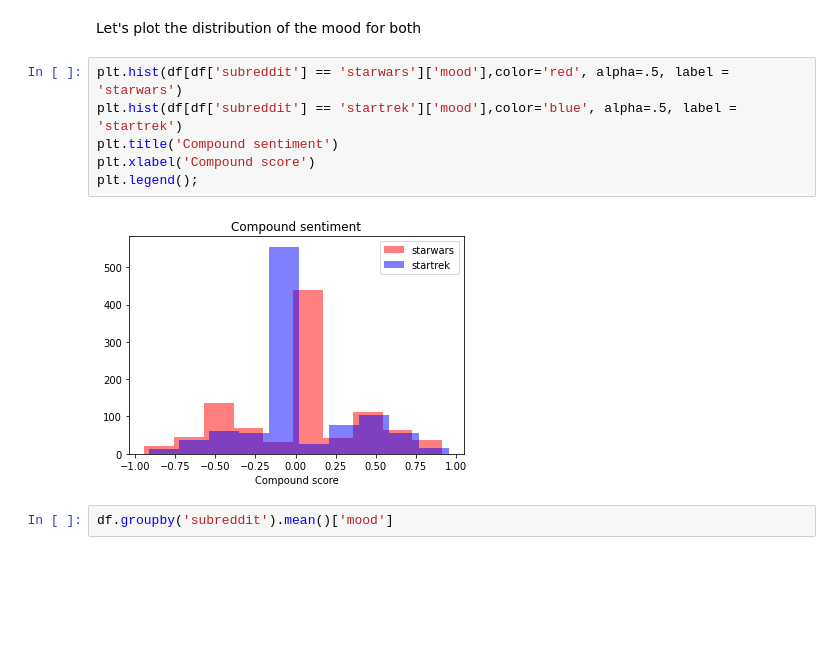
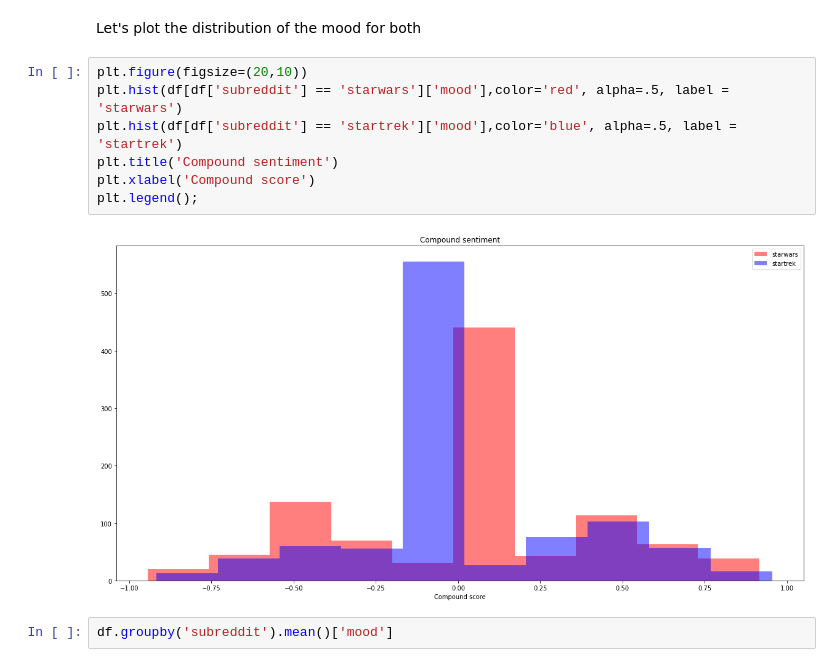
Before and after one commit to CaptCardoso/Subreddit-Classifier, a Jupyter notebook: notebooks/03 EDA.ipynb, the cells around one changed output. Saved outputs shown, nothing was run; the diff lists cells and outputs as text; blank space fills up the shorter version.

```diff
--- a/notebooks/03 EDA.ipynb
+++ b/notebooks/03 EDA.ipynb
@@ -177,13 +188,14 @@ df['mood'] = df['title'].map(lambda x: sia.polarity_scores(x)['compound'])
 # %% [markdown]
 Let's plot the distribution of the mood for both
 # %%
+plt.figure(figsize=(20,10))
 plt.hist(df[df['subreddit'] == 'starwars']['mood'],color='red', alpha=.5, label = 'starwars')
 plt.hist(df[df['subreddit'] == 'startrek']['mood'],color='blue', alpha=.5, label = 'startrek')
 plt.title('Compound sentiment')
 plt.xlabel('Compound score')
 plt.legend();
 # %% [output]
-[figure, old version]
+[figure, new version]
 # %%
 df.groupby('subreddit').mean()['mood']
 # %% [output]
```
Also changed, not shown: parts of 8 cells of this notebook, 7 other files.
